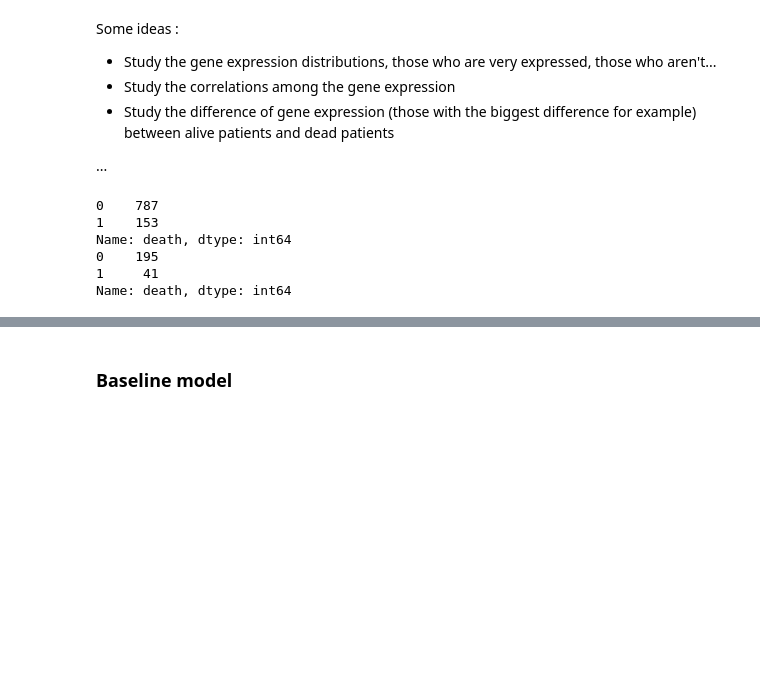
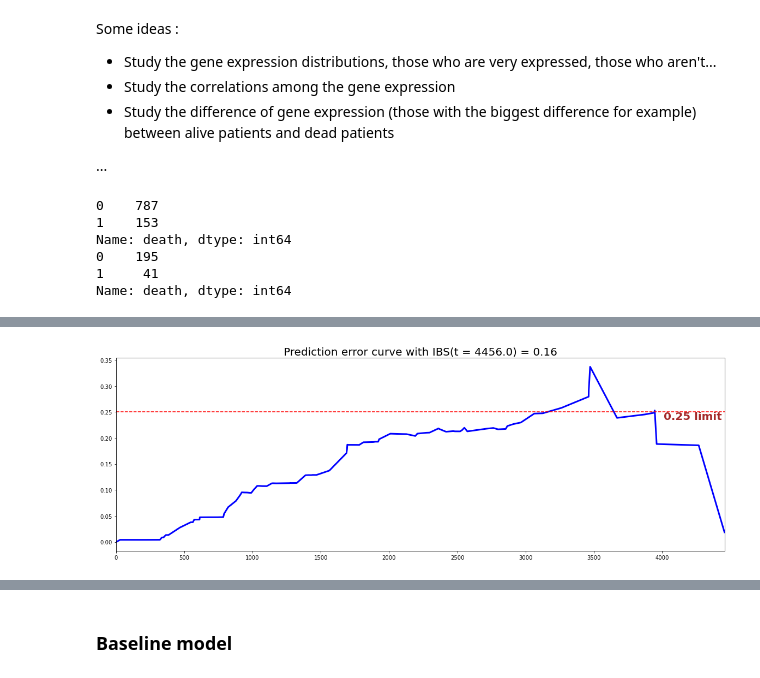
Before and after one commit to StephaneBereux/Cancer-survival-challenge, a Jupyter notebook: starting_kit.ipynb, the cells around one changed output, grey strips where cells are left out. Saved outputs shown, nothing was run; the diff lists cells and outputs as text; code cells hidden in the pictures; blank space fills up the shorter version.

```diff
--- a/starting_kit.ipynb
+++ b/starting_kit.ipynb
@@ -130,6 +132,6 @@ df = load_or_download(database_filename) # Download the dataset the first time,
 # %%
 import pandas as pd
-df = pd.read_csv('database_TCGA.csv')
+df = pd.read_csv('test_database_TCGA.csv')
 # %% [markdown]
 Note : Although 55511 genes were listed, the data for "only" 37498 genes are available.
 
@@ -200,17 +202,18 @@ from pysurvival.utils.metrics import concordance_index
 from pysurvival.utils.metrics import integrated_brier_score as ib_score
 from pysurvival.utils.display import integrated_brier_score
 from sklearn.decomposition import PCA
-from sklearn.model import LinearRegression
+from sklearn.linear_model import LinearRegression
 
 pca = PCA(n_components=10)
 pca.fit(X_train)
 X_train_transformed = pca.transform(X_train)
 X_test_transformed = pca.transform(X_test)
 
-lr = LinearRegression().fit(X_train, y_train)
-c_index = concordance_index(lr, X_test_transformed, y_test, E_test)
-print('C-index: {:.2f}'.format(c_index)) #0.1
-ibs = ib_score(lr, X_test_transformed, y_test, E_test, t_max=max_time
+#lr = LinearRegression().fit(X_train, y_train)
+#c_index = concordance_index(lr, X_test_transformed, y_test, E_test)
+#print('C-index: {:.2f}'.format(c_index)) #0.1
+#ibs = ib_score(lr, X_test_transformed, y_test, E_test, t_max=max_time)
+#print(ibs)
 
 coxph = CoxPHModel()
 coxph.fit(X_train_transformed, y_train, E_train, lr=0.1, l2_reg=1e-1, max_iter=1000)
@@ -230,0 +250 @@ SyntaxError: invalid syntax (<ipython-input-73-57ec84db2dca>, line 19)
+[figure, added]
```
Also changed, not shown: parts of 5 cells of this notebook, 2 other files.
